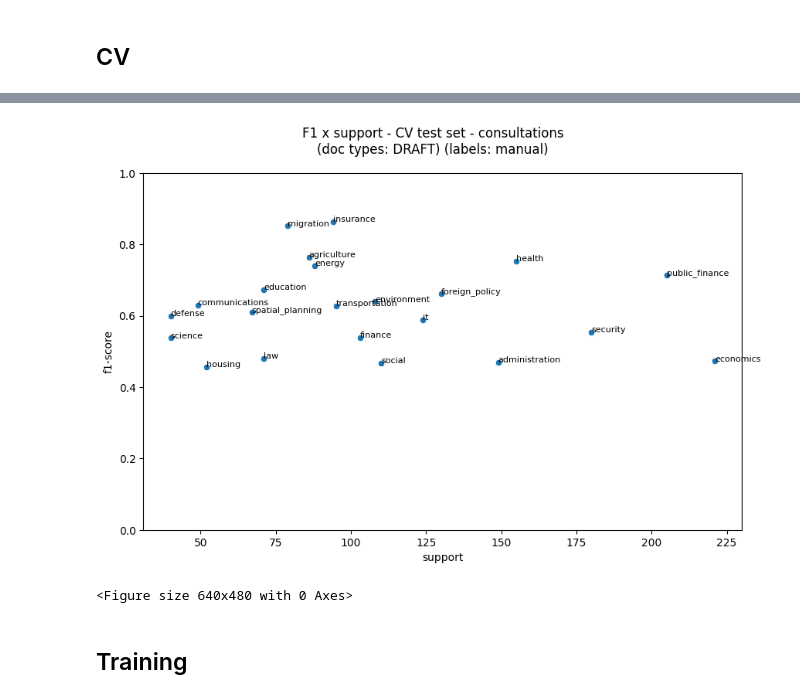
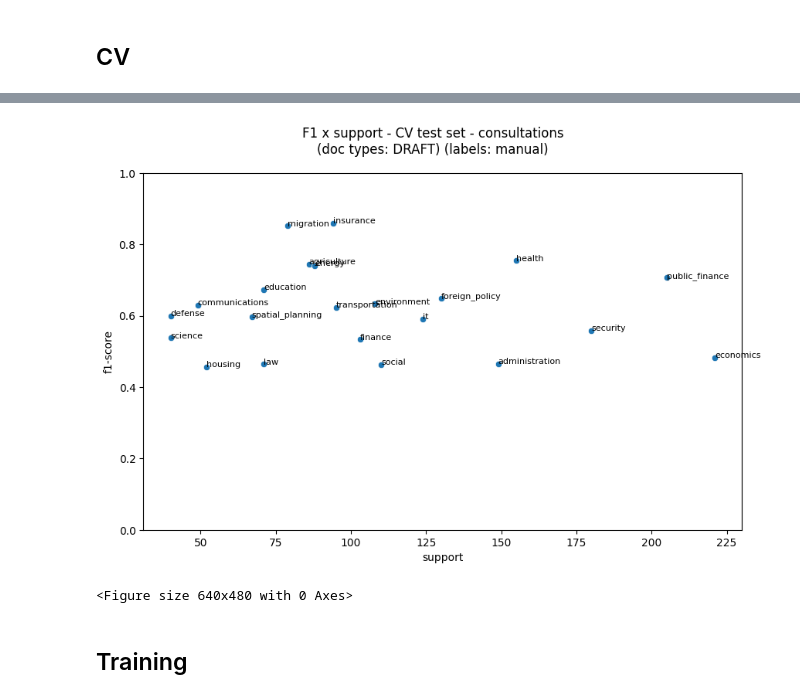
Before and after one commit to Demokratis-ch/demokratis-ml, a Jupyter notebook: research/consultation_topics/VM_classical_topic_classifier.ipynb, the cells around one changed output, grey strips where cells are left out. Saved outputs shown, nothing was run; the diff lists cells and outputs as text; code cells hidden in the pictures.

```diff
--- a/research/consultation_topics/VM_classical_topic_classifier.ipynb
+++ b/research/consultation_topics/VM_classical_topic_classifier.ipynb
@@ -290,17 +275,17 @@ def create_matrices(df: pd.DataFrame) -> tuple[pd.Series, pd.DataFrame]:
 def create_classifier(random_state: int) -> Pipeline:
     stop_words = [
         *nltk.corpus.stopwords.words("german"),
-        # TODO: there's more noise that could be added here
-        # e.g. "sr \d{3}"
         "asff_yyyy_id",
         "vernehmlassung",
     ]
+
+    def preprocess(text: str) -> str:
+        text = re.sub(r"\bSR \d+\b", "", text)
+        text = text.lower()
+        return text
+
     return make_pipeline(
-        TfidfVectorizer(
-            max_features=50_000,
-            ngram_range=(1, 2),
-            stop_words=stop_words,
-        ),
+        TfidfVectorizer(max_features=50_000, ngram_range=(1, 2), stop_words=stop_words, preprocessor=preprocess),
         OneVsRestClassifier(
             LogisticRegression(solver="liblinear", class_weight="balanced"),
             n_jobs=-1,
@@ -368,7 +354,7 @@ args = {
 }
 
 print("cross_validate...")
-cv_scores_docs = sklearn.model_selection.cross_validate(
+cv_scores = sklearn.model_selection.cross_validate(
     **args,
     scoring={
         "precision": "precision_samples",
@@ -377,10 +363,10 @@ cv_scores_docs = sklearn.model_selection.cross_validate(
         # "pca_explained_variance": explained_variance_scorer,
     },
 )
-display(cv_scores_docs)
+display(cv_scores)
 
 print("\ncross_val_predict...")
-y_cv_predicted_docs = sklearn.model_selection.cross_val_predict(**args)
+y_cv_predicted = sklearn.model_selection.cross_val_predict(**args)
 # %% [output]
 cross_validate...
 [Parallel(n_jobs=-1)]: Using backend LokyBackend with 10 concurrent workers.
@@ -429,24 +411,24 @@ print(report)
 # %%
 fig = plotting.plot_score_against_support(
     y_train.values,
-    y_cv_predicted_docs,
+    y_cv_predicted,
     target_names=topic_columns,
 )
 document_types = "+".join(sorted(t if t else "unknown" for t in DOC_TYPES))
 label_sources = "+".join(sorted(df_input["consultation_topics_label_source"].unique()))
 fig.suptitle(
     "\n".join(
         [
             "F1 x support - CV test set - consultations",
             f"(doc types: {document_types}) (labels: {label_sources})",
         ]
     )
 )
 plt.tight_layout()
-mlflow.log_figure(fig, "cv_score_against_support_consultations.png")
+mlflow.log_figure(fig, "cv_consultations_score_against_support.png")
 fig
 # %% [output]
-[figure, old version]
+[figure, new version]
 <Figure size 640x480 with 0 Axes>
 # %% [markdown]
 ## Training
```
Also changed, not shown: parts of 16 cells of this notebook, 2 other files.
